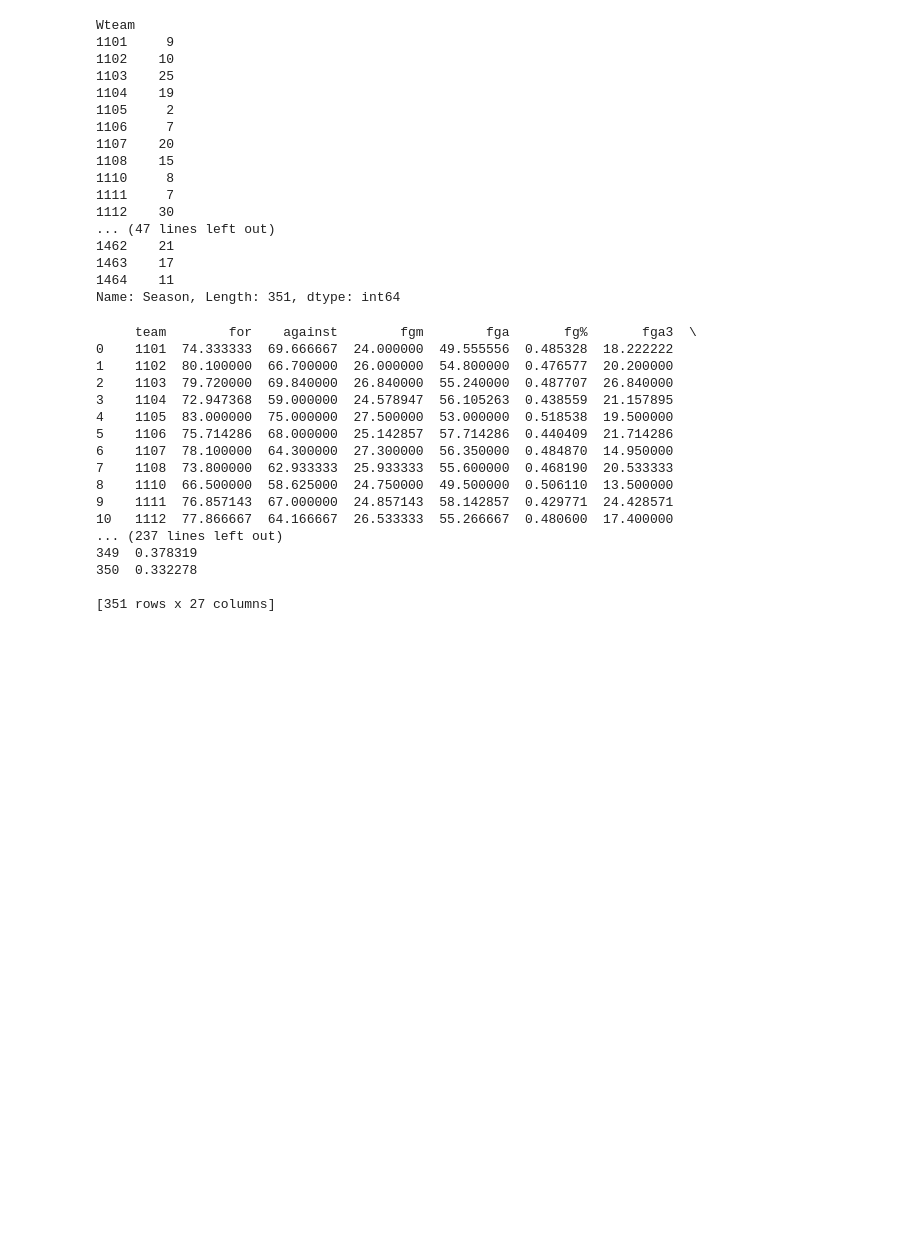
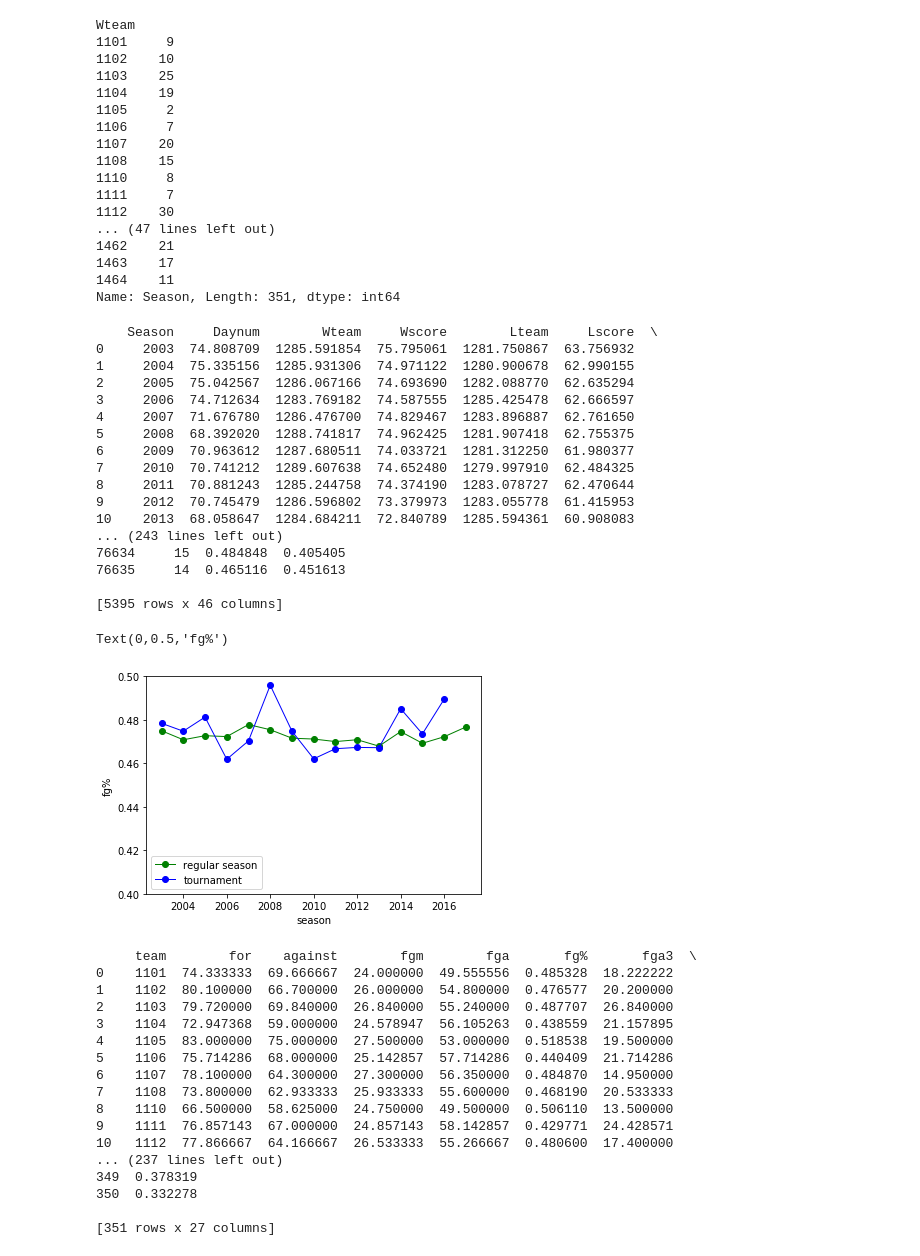
Before and after one commit to spencercanner/mie465-march-madness, a Jupyter notebook: analysis75.ipynb, the cells around one changed output. Saved outputs shown, nothing was run; the diff lists cells and outputs as text; code cells hidden in the pictures; blank space fills up the shorter version.

```diff
--- a/analysis75.ipynb
+++ b/analysis75.ipynb
@@ -60,6 +73,41 @@ Wteam
 1463    17
 1464    11
 Name: Season, Length: 351, dtype: int64
+# %%
+season_groupby = reg_season_detailed_pd.groupby('Season', as_index=False).mean()
+tournament_groupby = tourney_detailed_pd.groupby('Season', as_index=False). mean()
+print(season_groupby)
+print(reg_season_detailed_2017_pd)
+plt.figure(1)
+plt.ylim(0.4, 0.5)
+plt.plot(season_groupby['Season'], season_groupby['Wfgm']/season_groupby['Wfga'], label='regular season', color='green', lw=1, marker='o')
+plt.plot(tournament_groupby['Season'], tournament_groupby['Wfgm']/tournament_groupby['Wfga'], label='tournament', color='blue', lw=1, marker='o')
+# plt.plot(season_groupby['Season'], season_groupby['Lfgm']/season_groupby['Lfga'], label='loser regular season', color='red', lw=1, marker='o')
+# plt.plot(tournament_groupby['Season'], tournament_groupby['Lfgm']/tournament_groupby['Lfga'], label='winner tournament', color='orange', lw=1, marker='o')
+plt.legend(loc='best')
+# plt.title('Fields Goal Percentage by Season')
+plt.xlabel('season')
+plt.ylabel('fg%')
+# %% [output]
+    Season     Daynum        Wteam     Wscore        Lteam     Lscore  \
+0     2003  74.808709  1285.591854  75.795061  1281.750867  63.756932
+1     2004  75.335156  1285.931306  74.971122  1280.900678  62.990155
+2     2005  75.042567  1286.067166  74.693690  1282.088770  62.635294
+3     2006  74.712634  1283.769182  74.587555  1285.425478  62.666597
+4     2007  71.676780  1286.476700  74.829467  1283.896887  62.761650
+5     2008  68.392020  1288.741817  74.962425  1281.907418  62.755375
+6     2009  70.963612  1287.680511  74.033721  1281.312250  61.980377
+7     2010  70.741212  1289.607638  74.652480  1279.997910  62.484325
+8     2011  70.881243  1285.244758  74.374190  1283.078727  62.470644
+9     2012  70.745479  1286.596802  73.379973  1283.055778  61.415953
+10    2013  68.058647  1284.684211  72.840789  1285.594361  60.908083
+... (243 lines left out)
+76634     15  0.484848  0.405405
+76635     14  0.465116  0.451613
+
+[5395 rows x 46 columns]
+Text(0,0.5,'fg%')
+[figure, added]
 # %%
 # try on point differentials, rather than separating by wins and looses
 reg_season_detailed_2017_pd = reg_season_detailed_pd[reg_season_detailed_pd['Season'] == 2017]
```
Also changed, not shown: parts of 12 cells of this notebook.
